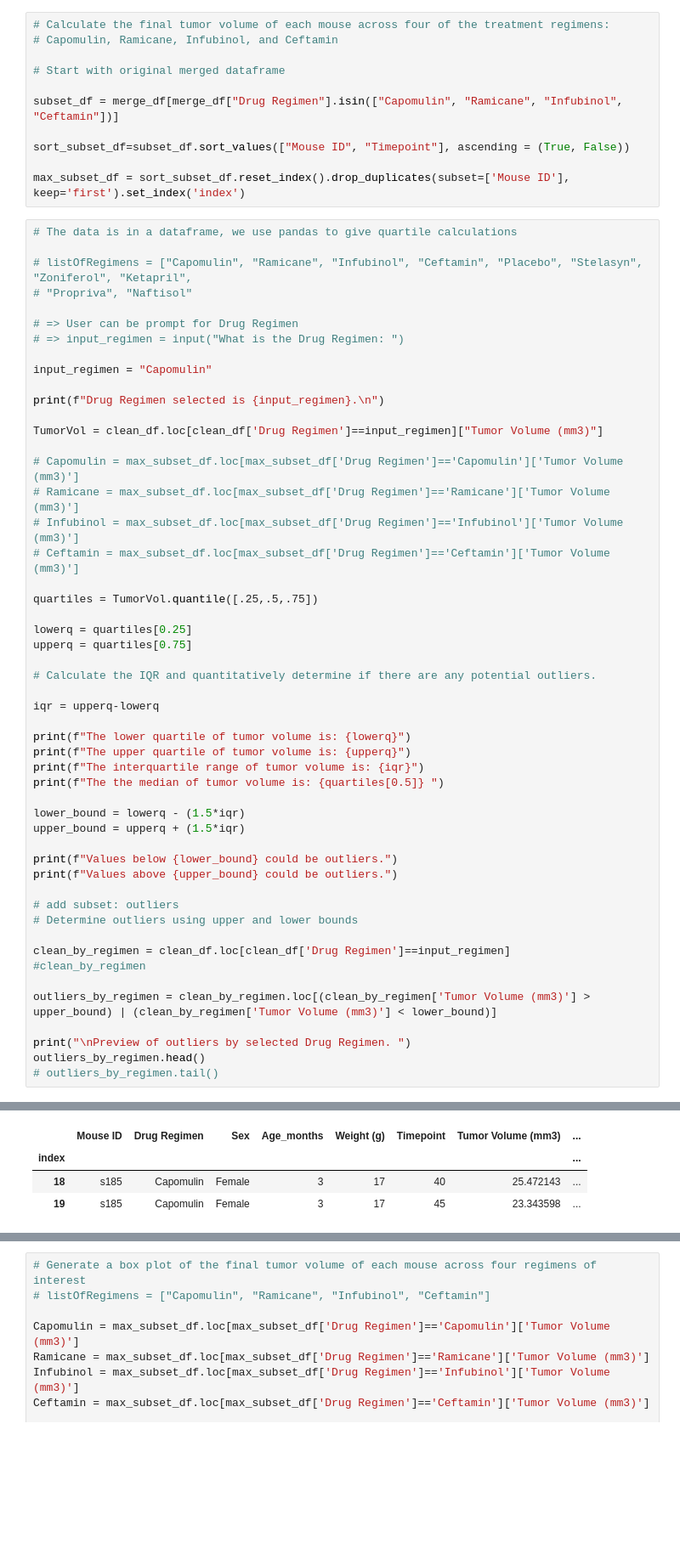
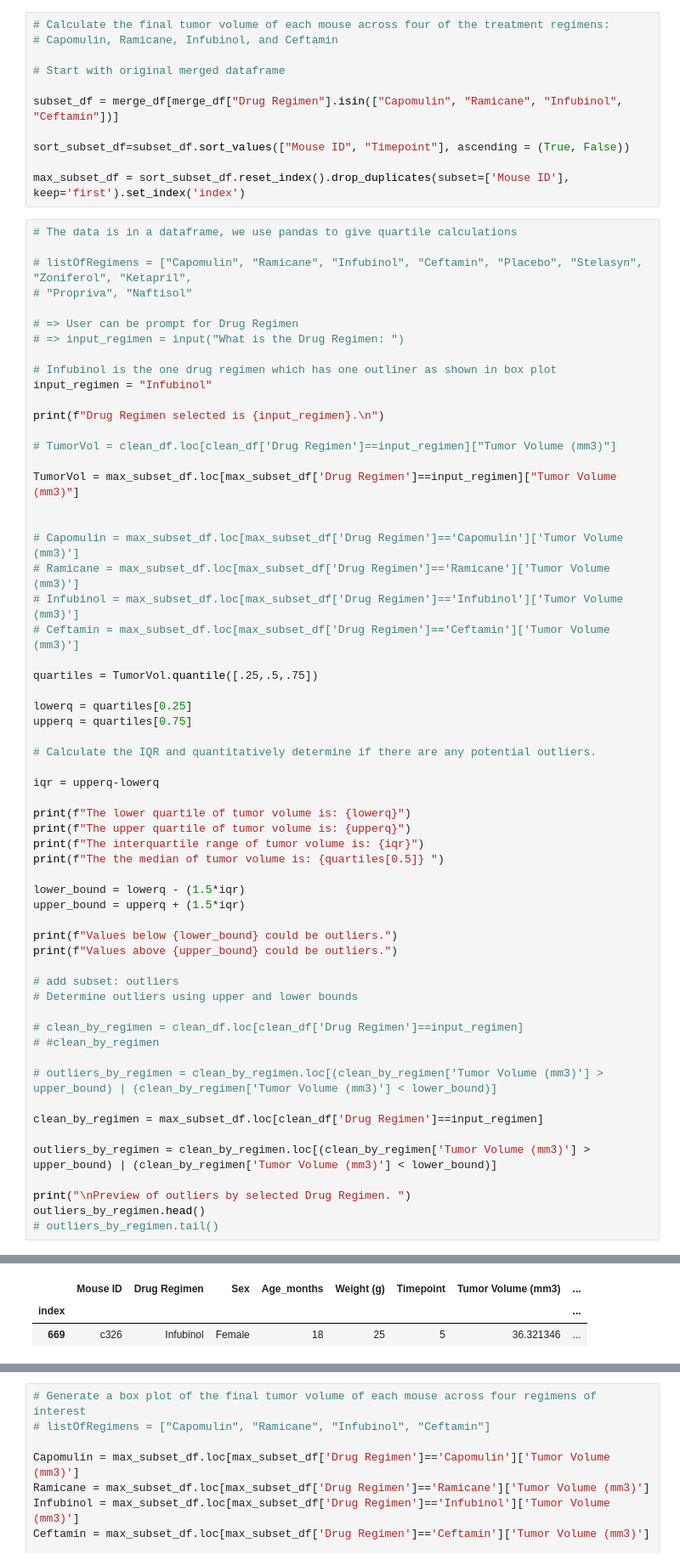
Before and after one commit to mengyin-lee/Matplotlib-challenge, a Jupyter notebook: Pymaceuticals/pymaceuticals_starter.ipynb, the cells around one changed output, grey strips where cells are left out. Shown: that part at 85% size. Drawn from its saved outputs; the diff is of its cells as text; blank space fills up the shorter version.

Commit message:
Outlier loop

```diff
--- a/Pymaceuticals/pymaceuticals_starter.ipynb
+++ b/Pymaceuticals/pymaceuticals_starter.ipynb
@@ -244,11 +250,15 @@ max_subset_df = sort_subset_df.reset_index().drop_duplicates(subset=['Mouse ID']
 # => User can be prompt for Drug Regimen
 # => input_regimen = input("What is the Drug Regimen: ")
 
-input_regimen = "Capomulin"
+# Infubinol is the one drug regimen which has one outliner as shown in box plot
+input_regimen = "Infubinol"
 
 print(f"Drug Regimen selected is {input_regimen}.\n")
 
-TumorVol = clean_df.loc[clean_df['Drug Regimen']==input_regimen]["Tumor Volume (mm3)"]
+# TumorVol = clean_df.loc[clean_df['Drug Regimen']==input_regimen]["Tumor Volume (mm3)"]
+
+TumorVol = max_subset_df.loc[max_subset_df['Drug Regimen']==input_regimen]["Tumor Volume (mm3)"]
+
 
 # Capomulin = max_subset_df.loc[max_subset_df['Drug Regimen']=='Capomulin']['Tumor Volume (mm3)']
 # Ramicane = max_subset_df.loc[max_subset_df['Drug Regimen']=='Ramicane']['Tumor Volume (mm3)']
@@ -278,8 +288,12 @@ print(f"Values above {upper_bound} could be outliers.")
 # add subset: outliers
 # Determine outliers using upper and lower bounds
 
-clean_by_regimen = clean_df.loc[clean_df['Drug Regimen']==input_regimen]
-#clean_by_regimen
+# clean_by_regimen = clean_df.loc[clean_df['Drug Regimen']==input_regimen]
+# #clean_by_regimen
+
+# outliers_by_regimen = clean_by_regimen.loc[(clean_by_regimen['Tumor Volume (mm3)'] > upper_bound) | (clean_by_regimen['Tumor Volume (mm3)'] < lower_bound)]
+
+clean_by_regimen = max_subset_df.loc[clean_df['Drug Regimen']==input_regimen]
 
 outliers_by_regimen = clean_by_regimen.loc[(clean_by_regimen['Tumor Volume (mm3)'] > upper_bound) | (clean_by_regimen['Tumor Volume (mm3)'] < lower_bound)]
 
@@ -298,6 +312,5 @@ Values above 55.9711007025 could be outliers.
 
 Preview of outliers by selected Drug Regimen.
 |  | Mouse ID | Drug Regimen | Sex | Age_months | Weight (g) | Timepoint | Tumor Volume (mm3) | ... |
 | index |  |  |  |  |  |  |  | ... |
-| 18 | s185 | Capomulin | Female | 3 | 17 | 40 | 25.472143 | ... |
-| 19 | s185 | Capomulin | Female | 3 | 17 | 45 | 23.343598 | ... |
+| 669 | c326 | Infubinol | Female | 18 | 25 | 5 | 36.321346 | ... |
```
Also changed, not shown: parts of 5 cells of this notebook.
